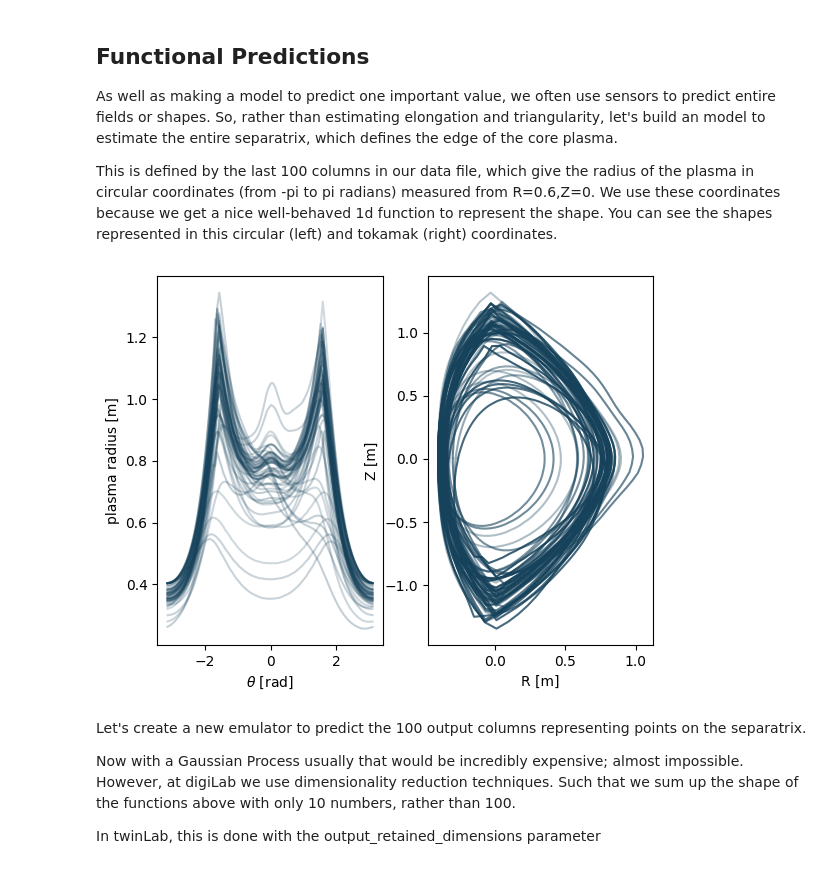
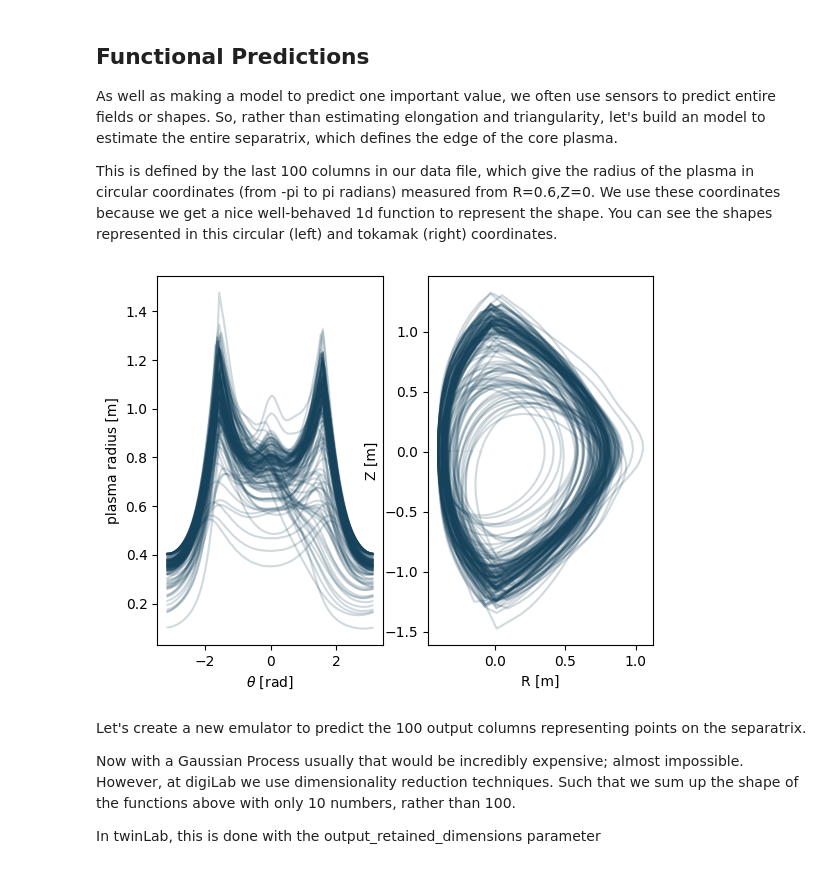
Before and after one commit to digiLab-ai/WM_digiLab_demo, a Jupyter notebook: digiLab_Summerschool_Demo.ipynb, the cells around one changed output. Cells and saved outputs as stored; diff of their text form; code cells hidden in the pictures.

```diff
--- a/digiLab_Summerschool_Demo.ipynb
+++ b/digiLab_Summerschool_Demo.ipynb
@@ -72,7 +78,7 @@ dataset_id = "Magnetics_dataset"
 dataset = tl.Dataset(id=dataset_id)
 
 # Define test and train size
-train_len = 60
+train_len = 150
 eval_len = len(df) - train_len
 
 # Define train and test data
@@ -241,24 +247,24 @@ This is defined by the last 100 columns in our data file, which give the radius
 # %%
 central_axisR = 0.6
 Thetaseps = np.linspace(-np.pi,0.99*np.pi,100)#used to make separatraces with 100 points each
 
 output_columns_sep = list(df.keys()[125:225])
 
 fig, axs = plt.subplots(1,2)
 plasma_radius =np.array(df_train[output_columns_sep])
 
 basecolor = (0.22,0.66,0.91)
 for i in range(len(plasma_radius)):
     R,Z = polar_to_cartesian(r=plasma_radius[i],theta=Thetaseps)
-    axs[0].plot(Thetaseps,plasma_radius[i],color="#16425B",alpha=0.2+0.001*i)
-    axs[1].plot(R,Z,color="#16425B",alpha=0.3+0.01*i)
+    axs[0].plot(Thetaseps,plasma_radius[i],color="#16425B",alpha=0.2)
+    axs[1].plot(R,Z,color="#16425B",alpha=0.2)
 axs[0].set_xlabel(r"$\theta$ [rad]")
 axs[0].set_ylabel("plasma radius [m]")
 axs[1].set_xlabel("R [m]")
 axs[1].set_ylabel("Z [m]")
 plt.show()
 # %% [output]
-[figure, old version]
+[figure, new version]
 # %% [markdown]
 Let's create a new emulator to predict the 100 output columns representing points on the separatrix.
 
```
Also changed, not shown: parts of 12 cells of this notebook, 1 other file.
